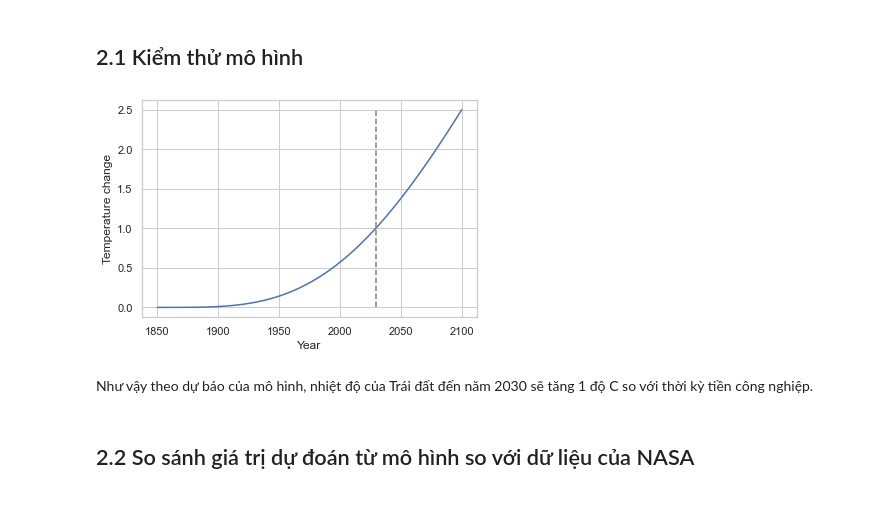
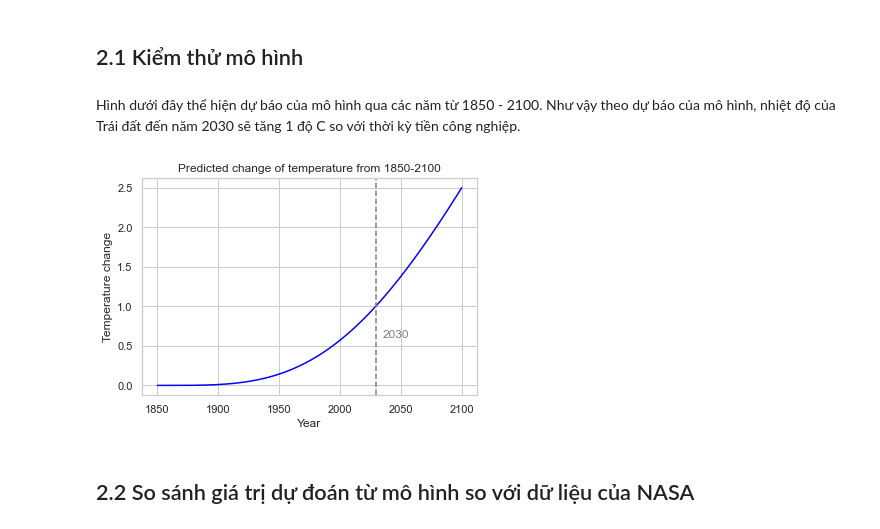
Before and after one commit to mdnam2410/hcmus-da-climate-model, a Jupyter notebook: climate-model.ipynb, the cells around one changed output. Cells and saved outputs as stored; diff of their text form; code cells hidden in the pictures.

```diff
--- a/climate-model.ipynb
+++ b/climate-model.ipynb
@@ -121,15 +122,19 @@ Ts = [T]
 for t in range(250):
     T += 1/C * (-B*T + FC * np.log(((1 + (t/220)**3))))
     Ts.append(T)
-# %%
-plt.plot(np.arange(1850, 2101), Ts)
-plt.plot([2030, 2030], [0, 2.5], '--', color='gray')
-plt.xlabel('Year')
-plt.ylabel('Temperature change');
-# %% [output]
-[figure, old version]
 # %% [markdown]
-Như vậy theo dự báo của mô hình, nhiệt độ của Trái đất đến năm 2030 sẽ tăng 1 độ C so với thời kỳ tiền công nghiệp.
+Hình dưới đây thể hiện dự báo của mô hình qua các năm từ 1850 - 2100. Như vậy theo dự báo của mô hình, nhiệt độ của Trái đất đến năm 2030 sẽ tăng 1 độ C so với thời kỳ tiền công nghiệp.
+# %%
+plt.plot(np.arange(1850, 2101), Ts, color='blue')
+
+plt.axvline(x=2030, linestyle='--', color='gray')
+plt.text(2030 + 5, 0.6, '2030', color='gray')
+
+plt.title('Predicted change of temperature from 1850-2100')
+plt.xlabel('Year')
+plt.ylabel('Temperature change');
+# %% [output]
+[figure, new version]
 # %% [markdown]
 ## 2.2 So sánh giá trị dự đoán từ mô hình so với dữ liệu của NASA
 # %%
```
Also changed, not shown: parts of 6 cells of this notebook.
